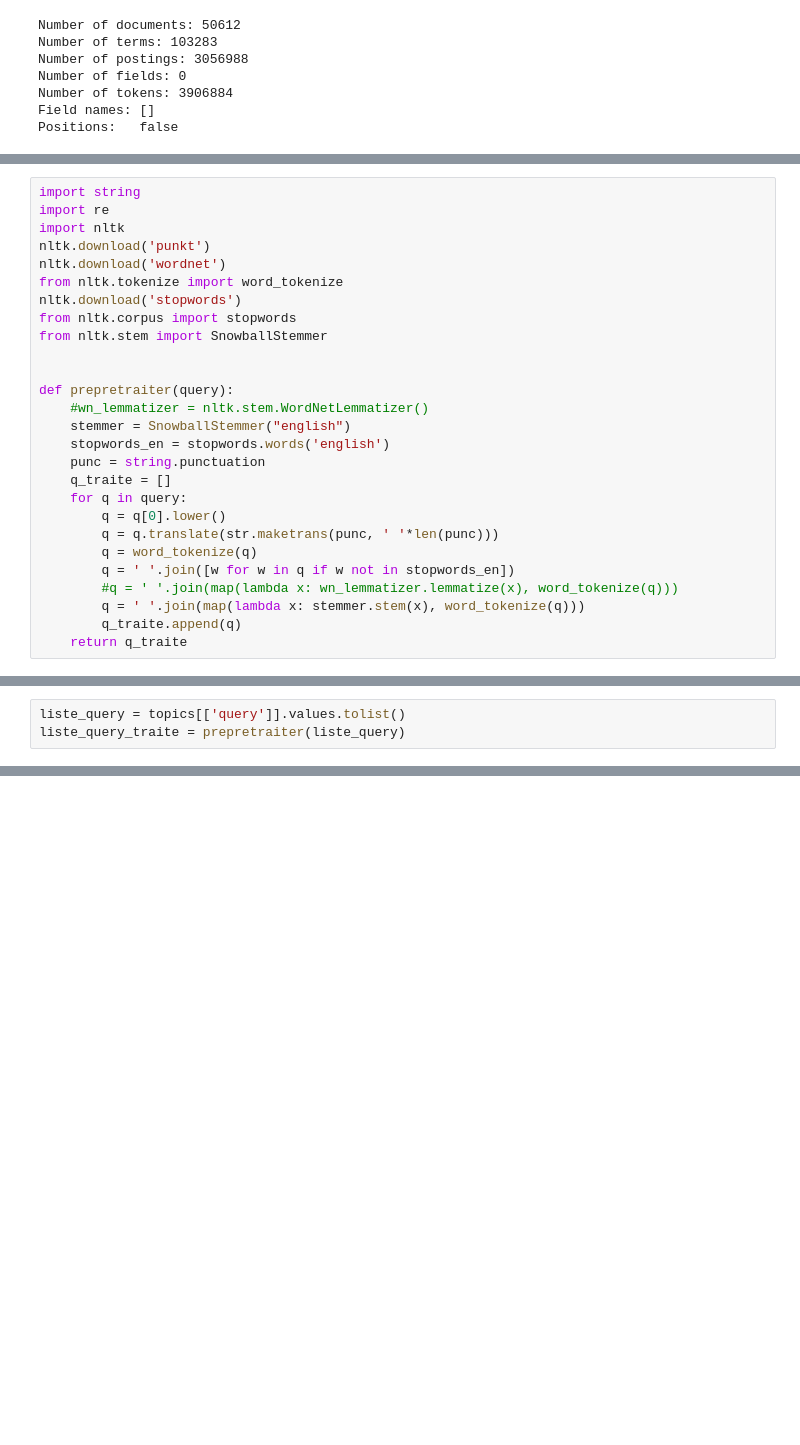
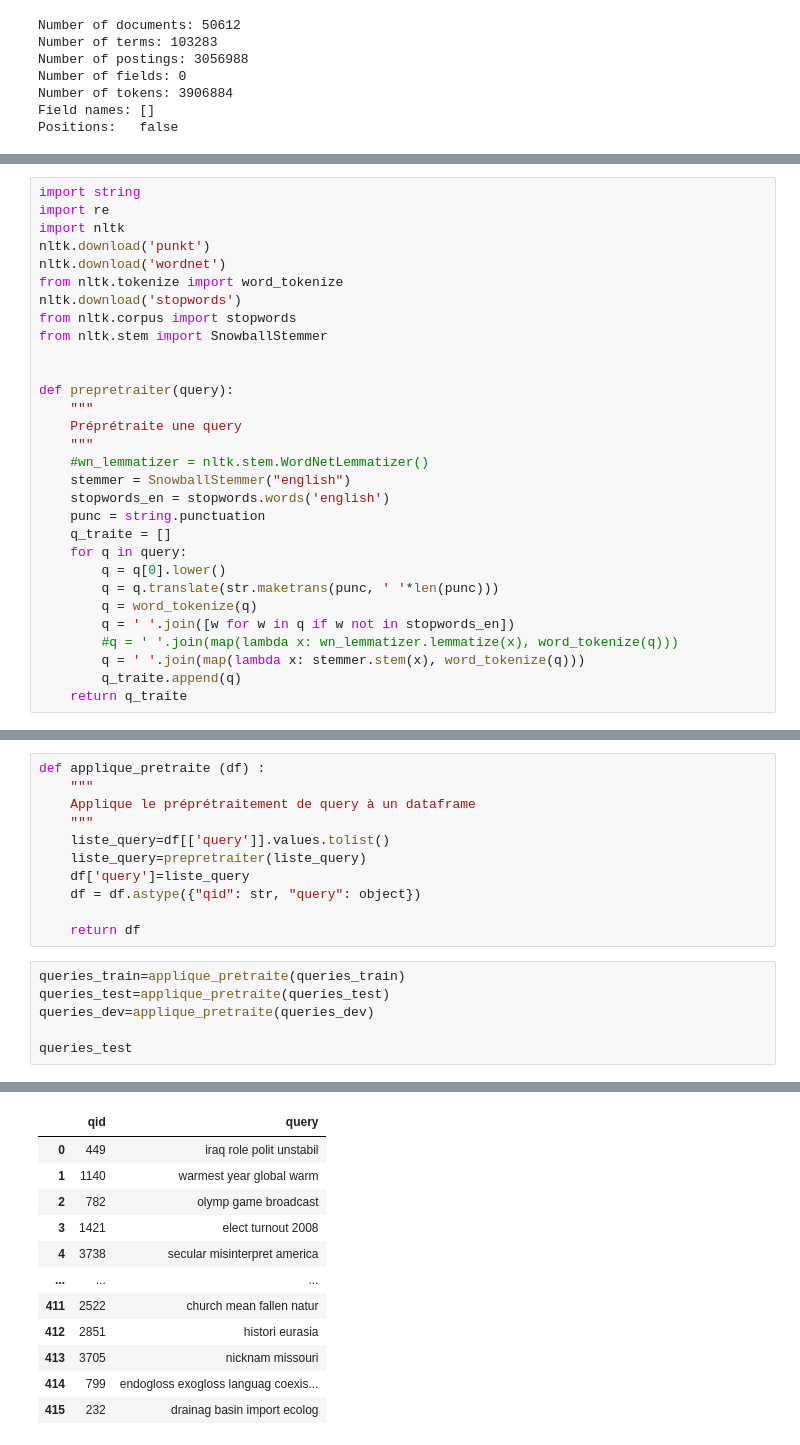
Before and after one commit to barthosdac/projet-rital, a Jupyter notebook: f.ipynb, the cells around one changed output, grey strips where cells are left out. Saved outputs shown, nothing was run; the diff lists cells and outputs as text; blank space fills up the shorter version.

```diff
--- a/f.ipynb
+++ b/f.ipynb
@@ -258,6 +161,9 @@ from nltk.stem import SnowballStemmer
 
 
 def prepretraiter(query):
+    """
+    Préprétraite une query
+    """
     #wn_lemmatizer = nltk.stem.WordNetLemmatizer()
     stemmer = SnowballStemmer("english")
     stopwords_en = stopwords.words('english')
@@ -281,4 +187 @@ def prepretraiter(query):
 [nltk_data]   Package stopwords is already up-to-date!
-# %%
-liste_query = topics[['query']].values.tolist()
-liste_query_traite = prepretraiter(liste_query)
@@ -331,0 +188,18 @@ See the caveats in the documentation: https://pandas.pydata.org/pandas-docs/stab
+# %%
+def applique_pretraite (df) :
+    """
+    Applique le préprétraitement de query à un dataframe
+    """
+    liste_query=df[['query']].values.tolist()
+    liste_query=prepretraiter(liste_query)
+    df['query']=liste_query
+    df = df.astype({"qid": str, "query": object})
+
+    return df
+# %%
+queries_train=applique_pretraite(queries_train)
+queries_test=applique_pretraite(queries_test)
+queries_dev=applique_pretraite(queries_dev)
+
+queries_test
+# %% [output]
@@ -331,0 +221,12 @@ See the caveats in the documentation: https://pandas.pydata.org/pandas-docs/stab
+|  | qid | query |
+| 0 | 449 | iraq role polit unstabil |
+| 1 | 1140 | warmest year global warm |
+| 2 | 782 | olymp game broadcast |
+| 3 | 1421 | elect turnout 2008 |
+| 4 | 3738 | secular misinterpret america |
+| ... | ... | ... |
+| 411 | 2522 | church mean fallen natur |
+| 412 | 2851 | histori eurasia |
+| 413 | 3705 | nicknam missouri |
+| 414 | 799 | endogloss exogloss languag coexis... |
+| 415 | 232 | drainag basin import ecolog |
```
Also changed, not shown: parts of 35 cells of this notebook.
